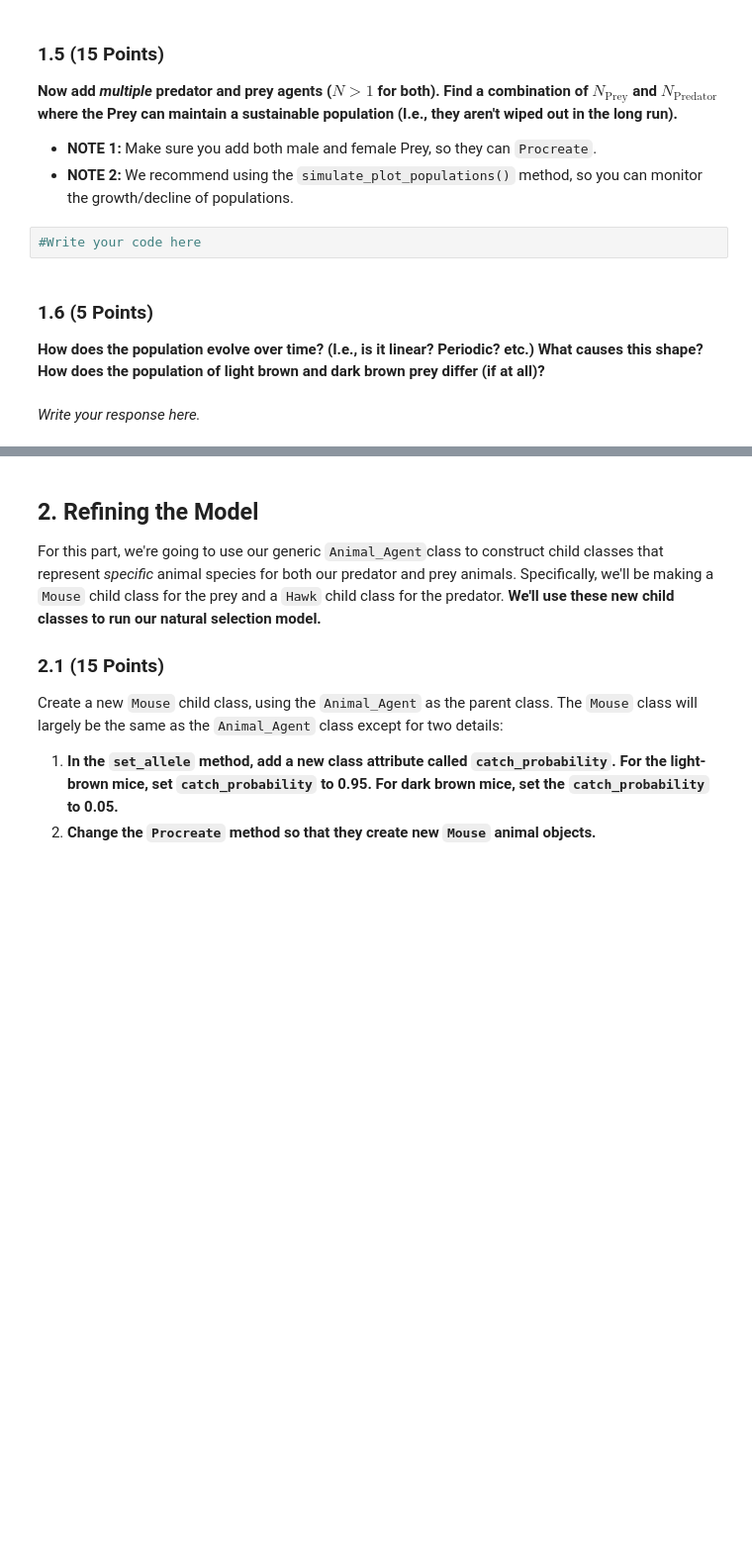
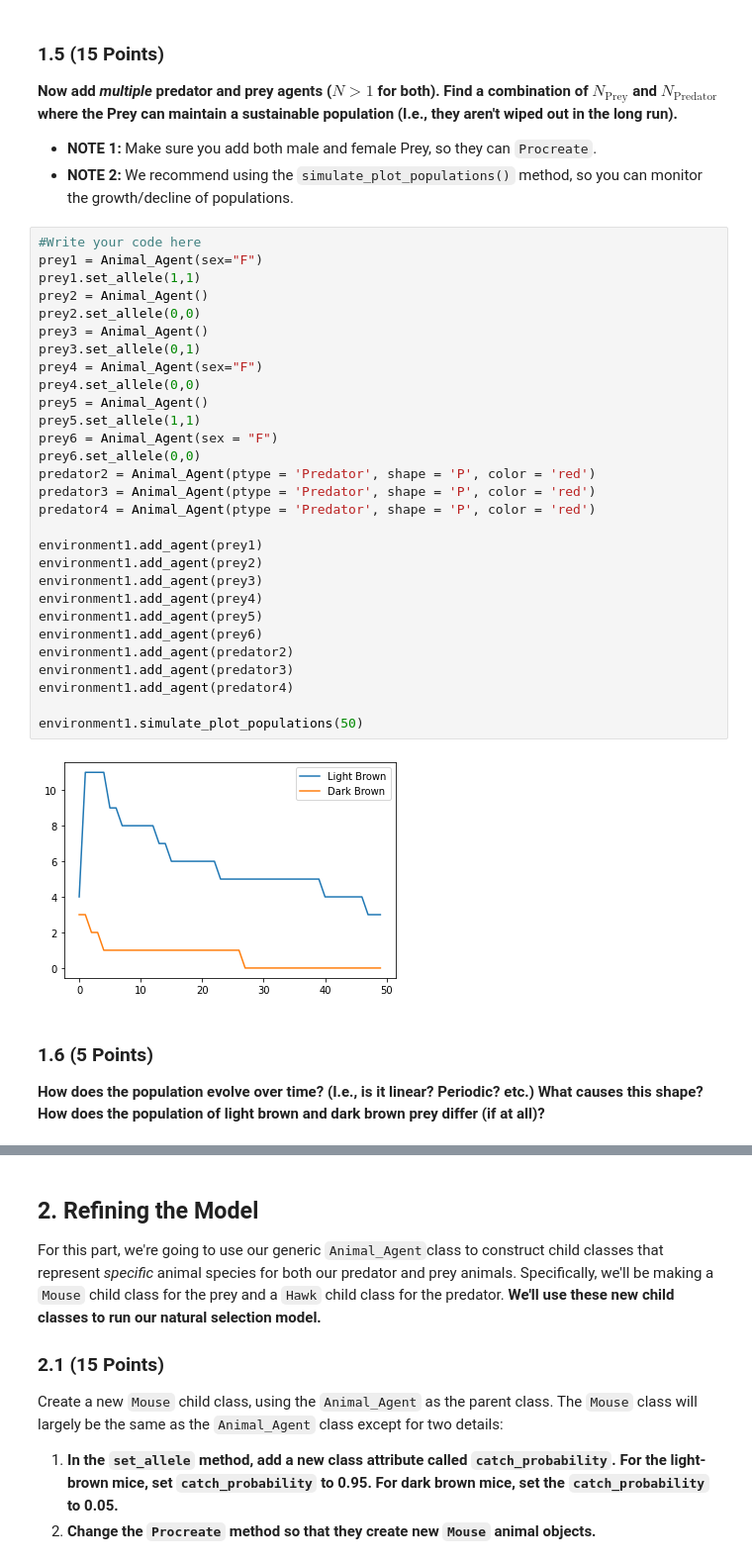
Before and after one commit to koehle61/CMSE202-s23-turnin, a Jupyter notebook: hw_03/HW3_ABMs_STUDENT.ipynb, the cells around one changed output, grey strips where cells are left out. Shown: that part at 99% size. Saved outputs shown, nothing was run; the diff lists cells and outputs as text; blank space fills up the shorter version.

```diff
--- a/hw_03/HW3_ABMs_STUDENT.ipynb
+++ b/hw_03/HW3_ABMs_STUDENT.ipynb
@@ -103,11 +111,38 @@ TypeError: unsupported operand type(s) for -: 'list' and 'int'
 
 - **NOTE 1:** Make sure you add both male and female Prey, so they can `Procreate`.
 - **NOTE 2:** We recommend using the `simulate_plot_populations()` method, so you can monitor the growth/decline of populations.
-# %%
-#Write your code here
+# %%
+#Write your code here
+prey1 = Animal_Agent(sex="F")
+prey1.set_allele(1,1)
+prey2 = Animal_Agent()
+prey2.set_allele(0,0)
+prey3 = Animal_Agent()
+prey3.set_allele(0,1)
+prey4 = Animal_Agent(sex="F")
+prey4.set_allele(0,0)
+prey5 = Animal_Agent()
+prey5.set_allele(1,1)
+prey6 = Animal_Agent(sex = "F")
+prey6.set_allele(0,0)
+predator2 = Animal_Agent(ptype = 'Predator', shape = 'P', color = 'red')
+predator3 = Animal_Agent(ptype = 'Predator', shape = 'P', color = 'red')
+predator4 = Animal_Agent(ptype = 'Predator', shape = 'P', color = 'red')
+
+environment1.add_agent(prey1)
+environment1.add_agent(prey2)
+environment1.add_agent(prey3)
+environment1.add_agent(prey4)
+environment1.add_agent(prey5)
+environment1.add_agent(prey6)
+environment1.add_agent(predator2)
+environment1.add_agent(predator3)
+environment1.add_agent(predator4)
+
+environment1.simulate_plot_populations(50)
+# %% [output]
+[figure, added]
 # %% [markdown]
 ### 1.6 (5 Points)
 
 **How does the population evolve over time? (I.e., is it linear? Periodic? etc.) What causes this shape? How does the population of light brown and dark brown prey differ (if at all)?**
-# %% [markdown]
-*Write your response here.*
```
Also changed, not shown: parts of 7 cells of this notebook.
